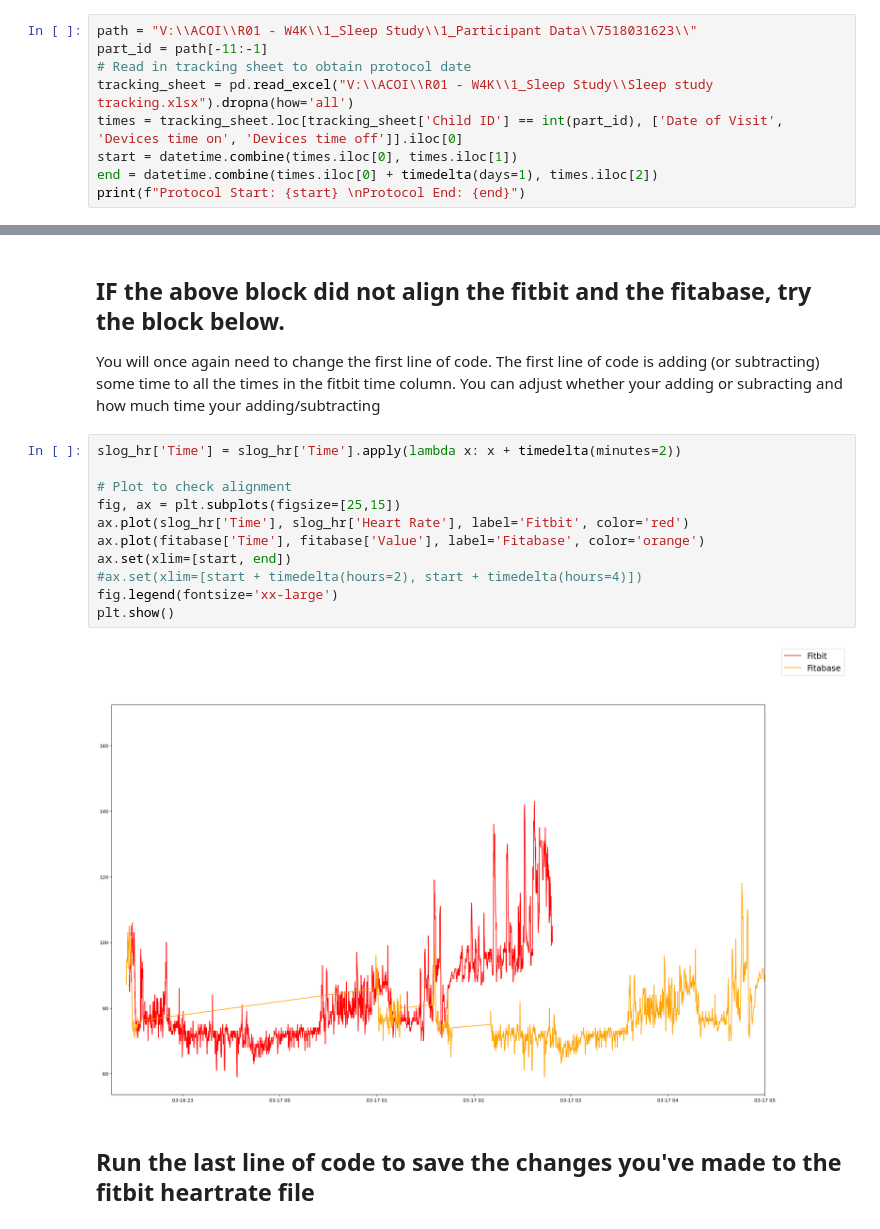
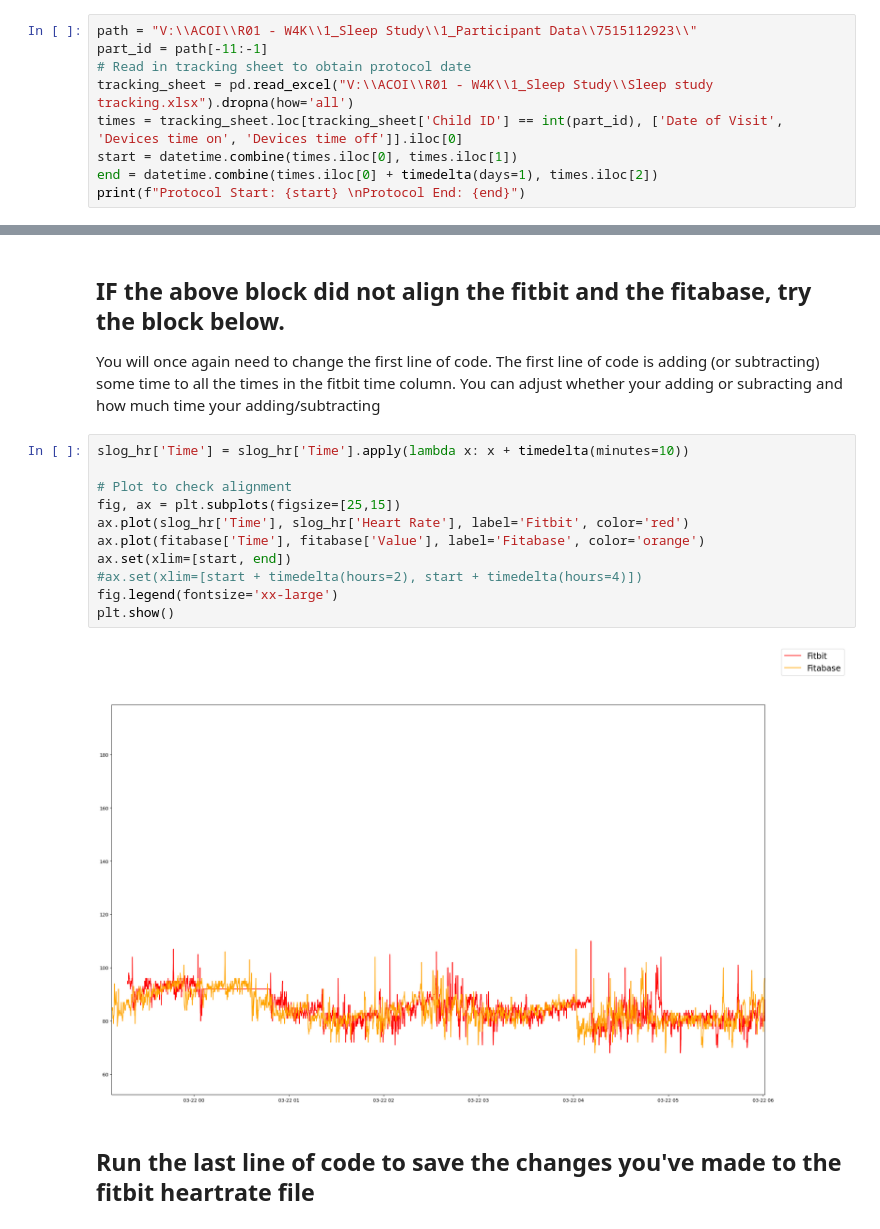
Before and after one commit to ACOI-UofSC/wearables_processing, a Jupyter notebook: Alignment_Notebooks/Fitbit_Sleep_alignment.ipynb, the cells around one changed output, grey strips where cells are left out. Saved outputs shown, nothing was run; the diff lists cells and outputs as text.

```diff
--- a/Alignment_Notebooks/Fitbit_Sleep_alignment.ipynb
+++ b/Alignment_Notebooks/Fitbit_Sleep_alignment.ipynb
@@ -9,7 +9,7 @@ from matplotlib import pyplot as plt
 ## The block of code below reads in the fitbit-hr and fitabase. Then it plots them
 <p>Please be sure to change the first line of code in the block below. You should change the participant number to the current participant that you are trying to process. For example the end of the line may read something like '\\2989\\'. If you wanted to process participant 3000 you would change the 2989 to 3000.</p>
 # %%
-path = "V:\\ACOI\\R01 - W4K\\1_Sleep Study\\1_Participant Data\\7518031623\\"
+path = "V:\\ACOI\\R01 - W4K\\1_Sleep Study\\1_Participant Data\\7515112923\\"
 part_id = path[-11:-1]
 # Read in tracking sheet to obtain protocol date
 tracking_sheet = pd.read_excel("V:\\ACOI\\R01 - W4K\\1_Sleep Study\\Sleep study tracking.xlsx").dropna(how='all')
@@ -76,18 +95,18 @@ Fitabase Max Occured: 2023-03-28 05:29:32
 ## IF the above block did not align the fitbit and the fitabase, try the block below.
 <p>You will once again need to change the first line of code. The first line of code is adding (or subtracting) some time to all the times in the fitbit time column. You can adjust whether your adding or subracting and how much time your adding/subtracting</p>
 # %%
-slog_hr['Time'] = slog_hr['Time'].apply(lambda x: x + timedelta(minutes=2))
+slog_hr['Time'] = slog_hr['Time'].apply(lambda x: x + timedelta(minutes=10))
 
 # Plot to check alignment
 fig, ax = plt.subplots(figsize=[25,15])
 ax.plot(slog_hr['Time'], slog_hr['Heart Rate'], label='Fitbit', color='red')
 ax.plot(fitabase['Time'], fitabase['Value'], label='Fitabase', color='orange')
 ax.set(xlim=[start, end])
 #ax.set(xlim=[start + timedelta(hours=2), start + timedelta(hours=4)])
 fig.legend(fontsize='xx-large')
 plt.show()
 # %% [output]
-[figure, old version]
+[figure, new version]
 # %% [markdown]
 ## Run the last line of code to save the changes you've made to the fitbit heartrate file
 # %%
```
Also changed, not shown: parts of 7 cells of this notebook, 41 other files.
